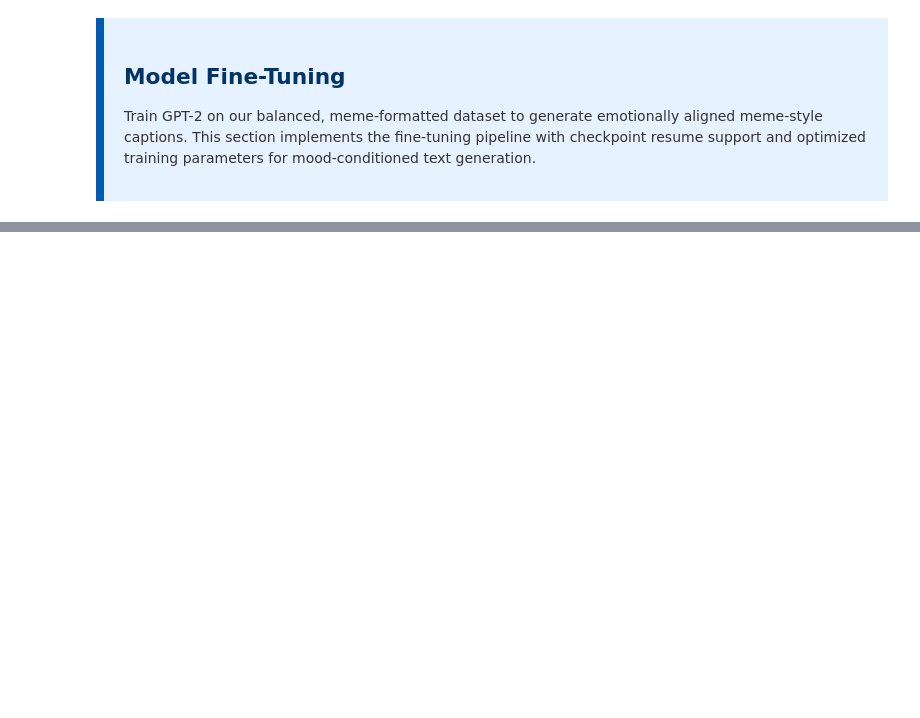
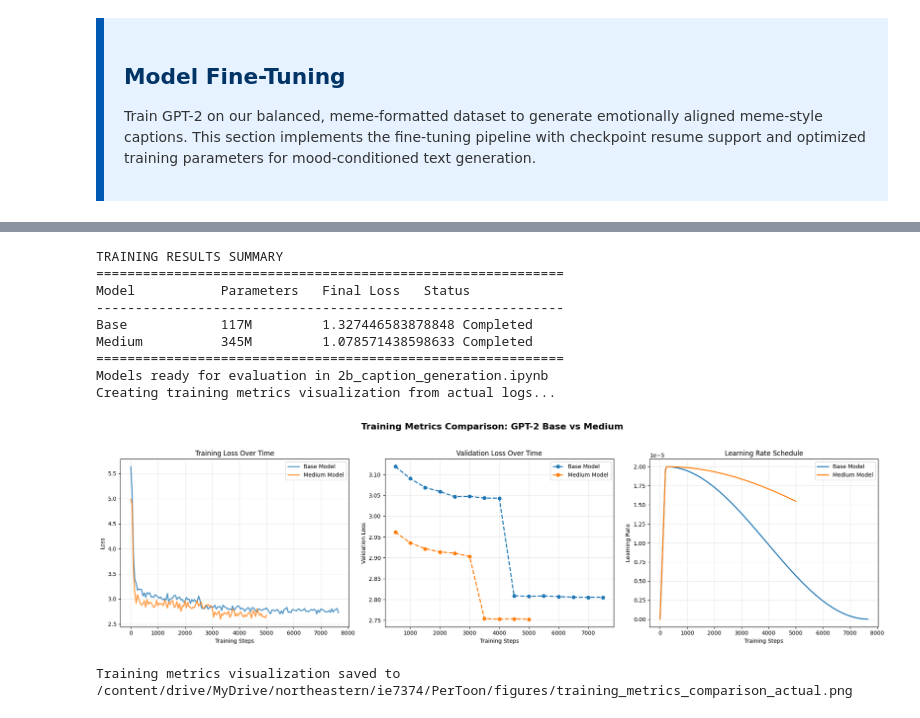
Before and after one commit to arishbukhari1/PerToon, a Jupyter notebook: scripts/2a_nlp_model_setup.ipynb, the cells around one changed output, grey strips where cells are left out. Drawn from its saved outputs; the diff is of its cells as text; code cells hidden in the pictures; blank space fills up the shorter version.

Commit message:
Add gpt2-medium to compare with base model

```diff
--- a/scripts/2a_nlp_model_setup.ipynb
+++ b/scripts/2a_nlp_model_setup.ipynb
@@ -1127,0 +1305,57 @@ All functions are modular and documented to support:
+# %%
+def create_training_summary_table(trained_models):
+    """
+    Create a summary table of training results.
+
+    Args:
+        trained_models (dict): Dictionary of trained model results
+    """
+    print("TRAINING RESULTS SUMMARY")
+    print("=" * 60)
+    print(f"{'Model':<15} {'Parameters':<12} {'Final Loss':<12} {'Status':<15}")
+    print("-" * 60)
+
+    for size, model_info in trained_models.items():
+        if size == 'base':
+            params = "117M"
+        elif size == 'medium':
+            params = "345M"
+        else:
+            params = "Unknown"
+
+        # Try to get final loss from trainer
+        try:
+            if hasattr(model_info['trainer'], 'state') and model_info['trainer'].state.log_history:
+                final_loss = model_info['trainer'].state.log_history[-1].get('train_loss', 'N/A')
+                status = "Completed"
+            else:
+                final_loss = "N/A"
+                status = "Incomplete"
+        except:
+            final_loss = "N/A"
+            status = "Unknown"
+
+        print(f"{size.title():<15} {params:<12} {final_loss:<12} {status:<15}")
+
+    print("=" * 60)
+    print("Models ready for evaluation in 2b_caption_generation.ipynb")
+# %%
+# Check if we have trained models to visualize
+if 'trained_models' in locals() and trained_models:
+    create_training_summary_table(trained_models)
+    if len(trained_models) > 0:
+        plot_training_metrics(model_configs, trained_models)
+else:
+    print("No trained models found for visualization. Run the training cells first.")
+# %% [output]
+TRAINING RESULTS SUMMARY
+============================================================
+Model           Parameters   Final Loss   Status
+------------------------------------------------------------
+Base            117M         1.327446583878848 Completed
+Medium          345M         1.078571438598633 Completed
+============================================================
+Models ready for evaluation in 2b_caption_generation.ipynb
+Creating training metrics visualization from actual logs...
+[figure, added]
+Training metrics visualization saved to /content/drive/MyDrive/northeastern/ie7374/PerToon/figures/training_metrics_comparison_actual.png
```
Also changed, not shown: parts of 39 cells of this notebook, 3 other files.
